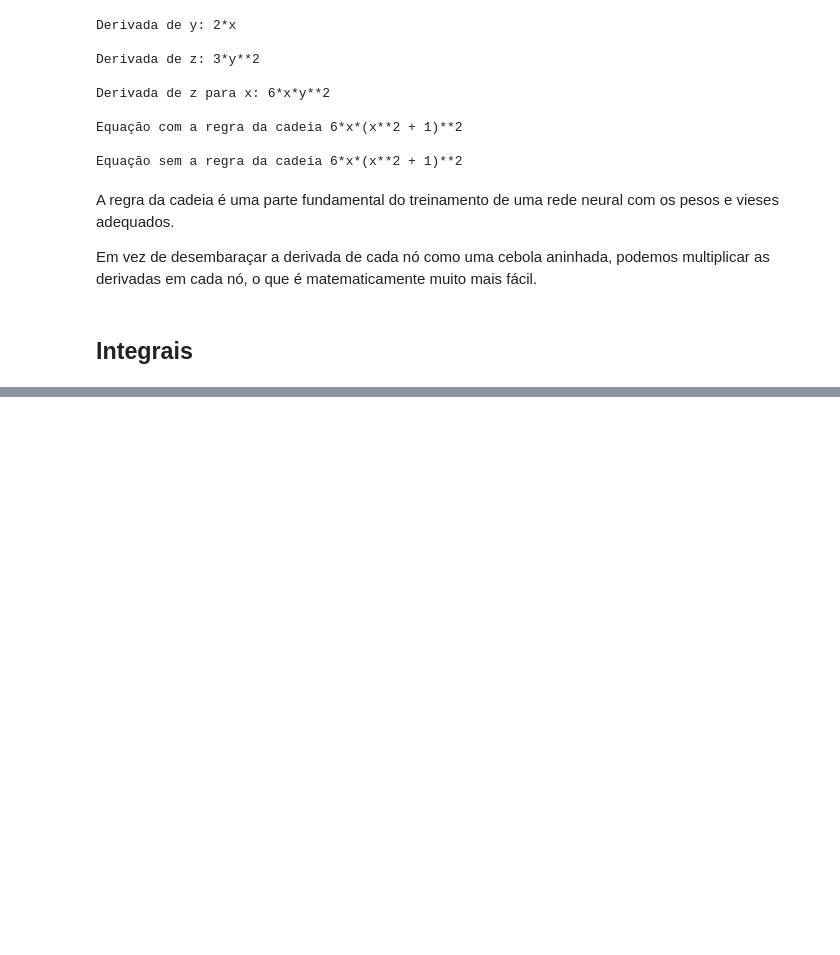
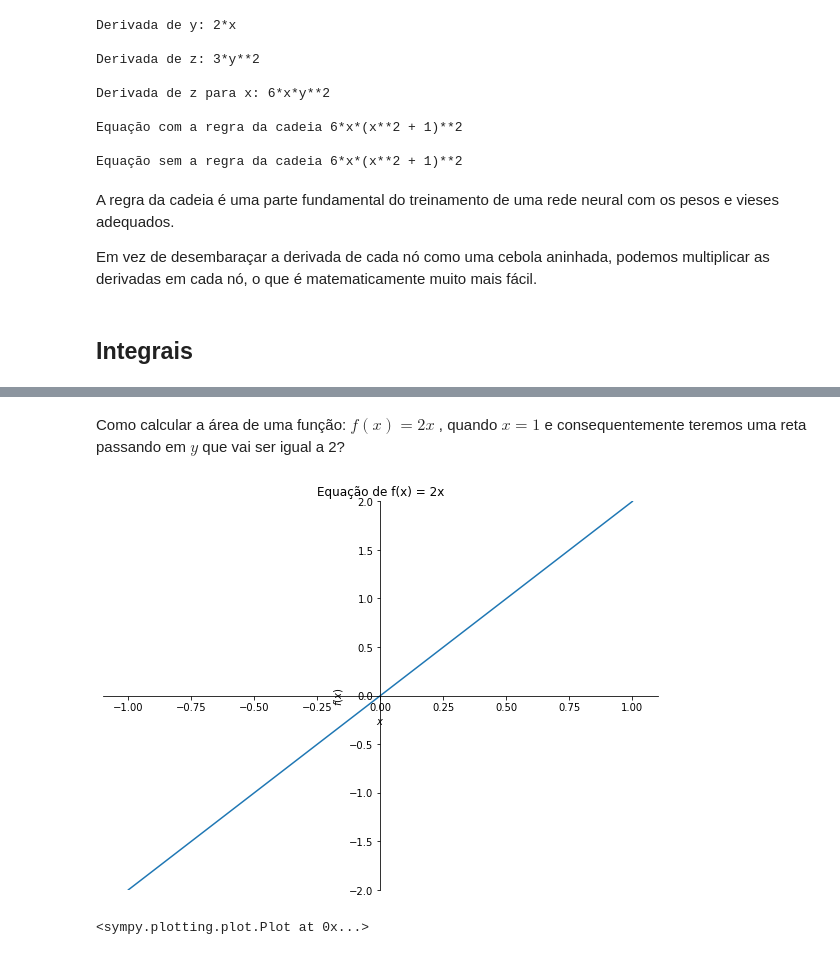
Before and after one commit to FranciscoFoz/math-stats-training, a Jupyter notebook: Matemática/matematica_basica.ipynb, the cells around one changed output, grey strips where cells are left out. Drawn from its saved outputs; the diff is of its cells as text; code cells hidden in the pictures; blank space fills up the shorter version.

```diff
--- a/Matemática/matematica_basica.ipynb
+++ b/Matemática/matematica_basica.ipynb
@@ -771,0 +781,15 @@ mais fácil.
+# %% [markdown]
+Como calcular a área de uma função: $ f(x) = 2x $ , quando $ x = 1 $ e consequentemente teremos uma reta passando em $ y $ que vai ser igual a 2?
+# %%
+from sympy import *
+
+x = symbols('x')
+f = 2*x
+plot(f,
+     (x, -1, 1),
+     ylim=(-2, 2),
+     size=(8,6),
+     title='Equação de f(x) = 2x')
+# %% [output]
+[figure, added]
+<sympy.plotting.plot.Plot at 0x...>
```
Also changed, not shown: parts of 5 cells of this notebook.
